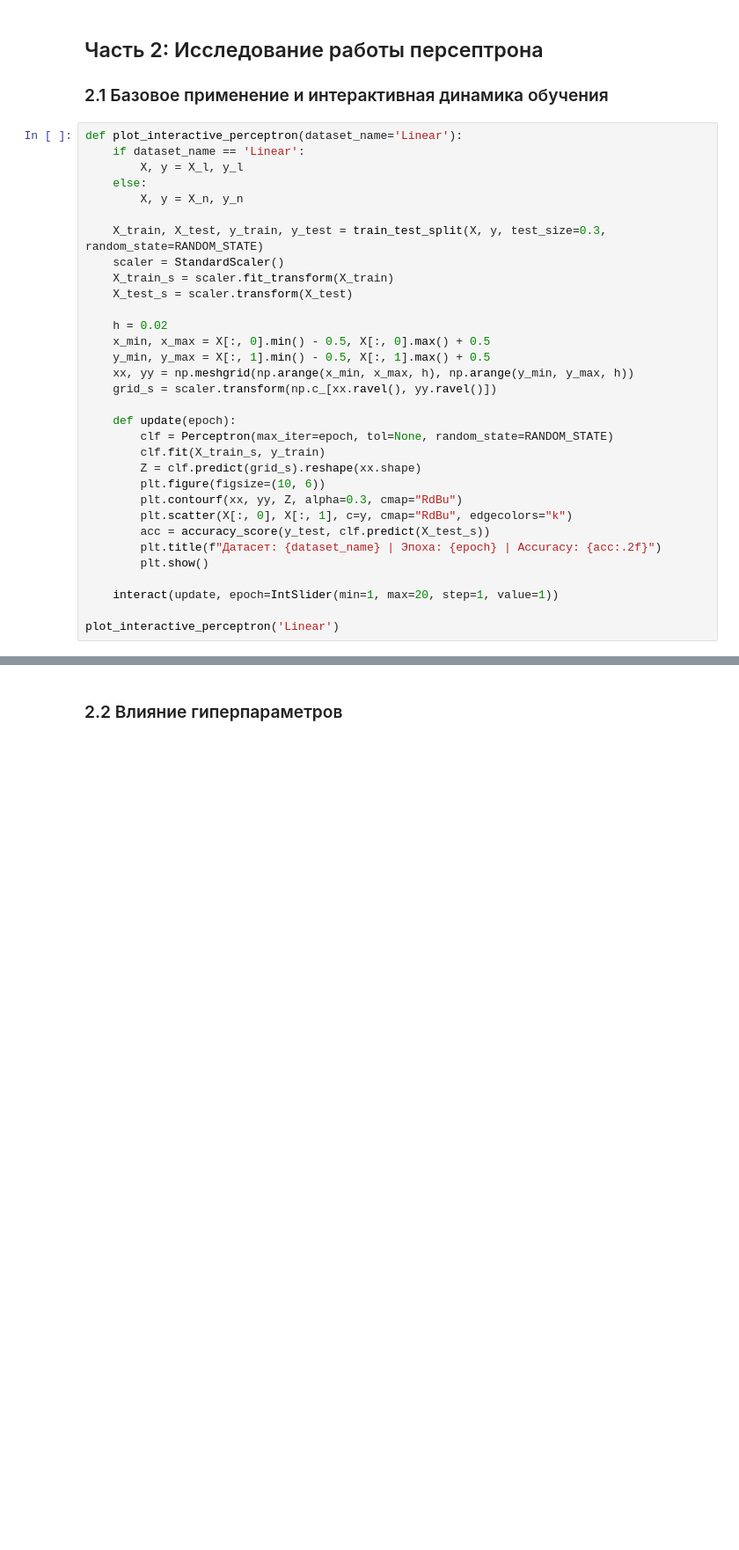
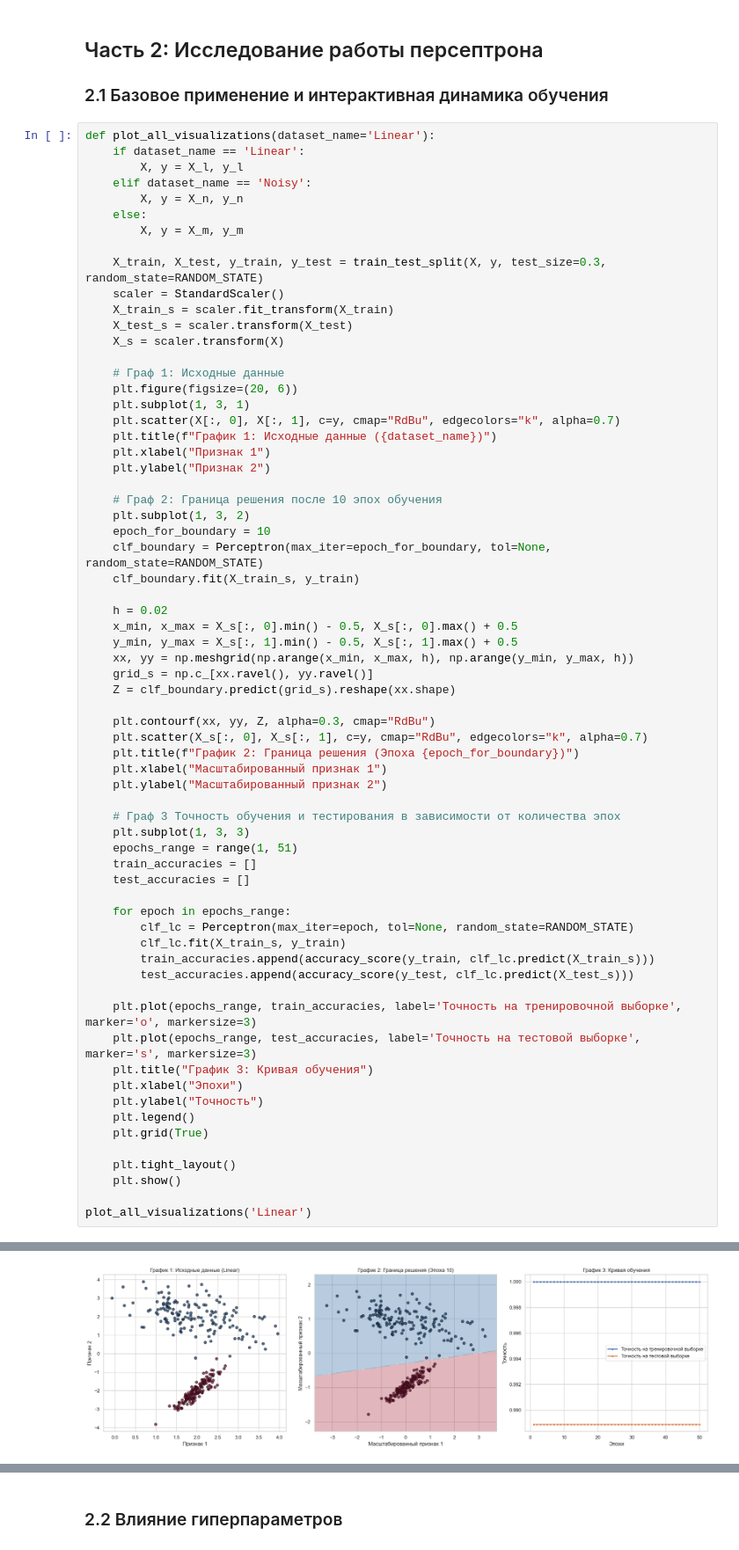
Before and after one commit to Exemtik/BasicMachineLearning, a Jupyter notebook: lab_1.ipynb, the cells around one changed output, grey strips where cells are left out. Shown at 88% size. Drawn from its saved outputs; the diff is of its cells as text; blank space fills up the shorter version.

```diff
--- a/lab_1.ipynb
+++ b/lab_1.ipynb
@@ -30,35 +30,69 @@ def generate_data():
 ## Часть 2: Исследование работы персептрона
 ### 2.1 Базовое применение и интерактивная динамика обучения
 # %%
-def plot_interactive_perceptron(dataset_name='Linear'):
+def plot_all_visualizations(dataset_name='Linear'):
     if dataset_name == 'Linear':
         X, y = X_l, y_l
+    elif dataset_name == 'Noisy':
+        X, y = X_n, y_n
     else:
-        X, y = X_n, y_n
+        X, y = X_m, y_m
 
     X_train, X_test, y_train, y_test = train_test_split(X, y, test_size=0.3, random_state=RANDOM_STATE)
     scaler = StandardScaler()
     X_train_s = scaler.fit_transform(X_train)
     X_test_s = scaler.transform(X_test)
+    X_s = scaler.transform(X)
+
+    # Граф 1: Исходные данные
+    plt.figure(figsize=(20, 6))
+    plt.subplot(1, 3, 1)
+    plt.scatter(X[:, 0], X[:, 1], c=y, cmap="RdBu", edgecolors="k", alpha=0.7)
+    plt.title(f"График 1: Исходные данные ({dataset_name})")
+    plt.xlabel("Признак 1")
+    plt.ylabel("Признак 2")
+
+    # Граф 2: Граница решения после 10 эпох обучения
+    plt.subplot(1, 3, 2)
+    epoch_for_boundary = 10
+    clf_boundary = Perceptron(max_iter=epoch_for_boundary, tol=None, random_state=RANDOM_STATE)
+    clf_boundary.fit(X_train_s, y_train)
 
     h = 0.02
-    x_min, x_max = X[:, 0].min() - 0.5, X[:, 0].max() + 0.5
-    y_min, y_max = X[:, 1].min() - 0.5, X[:, 1].max() + 0.5
+    x_min, x_max = X_s[:, 0].min() - 0.5, X_s[:, 0].max() + 0.5
+    y_min, y_max = X_s[:, 1].min() - 0.5, X_s[:, 1].max() + 0.5
     xx, yy = np.meshgrid(np.arange(x_min, x_max, h), np.arange(y_min, y_max, h))
-    grid_s = scaler.transform(np.c_[xx.ravel(), yy.ravel()])
+    grid_s = np.c_[xx.ravel(), yy.ravel()]
+    Z = clf_boundary.predict(grid_s).reshape(xx.shape)
 
-    def update(epoch):
-        clf = Perceptron(max_iter=epoch, tol=None, random_state=RANDOM_STATE)
-        clf.fit(X_train_s, y_train)
-        Z = clf.predict(grid_s).reshape(xx.shape)
-        plt.figure(figsize=(10, 6))
-        plt.contourf(xx, yy, Z, alpha=0.3, cmap="RdBu")
-        plt.scatter(X[:, 0], X[:, 1], c=y, cmap="RdBu", edgecolors="k")
-        acc = accuracy_score(y_test, clf.predict(X_test_s))
-        plt.title(f"Датасет: {dataset_name} | Эпоха: {epoch} | Accuracy: {acc:.2f}")
-        plt.show()
+    plt.contourf(xx, yy, Z, alpha=0.3, cmap="RdBu")
+    plt.scatter(X_s[:, 0], X_s[:, 1], c=y, cmap="RdBu", edgecolors="k", alpha=0.7)
+    plt.title(f"График 2: Граница решения (Эпоха {epoch_for_boundary})")
+    plt.xlabel("Масштабированный признак 1")
+    plt.ylabel("Масштабированный признак 2")
 
-    interact(update, epoch=IntSlider(min=1, max=20, step=1, value=1))
+    # Граф 3 Точность обучения и тестирования в зависимости от количества эпох
+    plt.subplot(1, 3, 3)
+    epochs_range = range(1, 51)
+    train_accuracies = []
+    test_accuracies = []
 
-plot_interactive_perceptron('Linear')
+    for epoch in epochs_range:
+        clf_lc = Perceptron(max_iter=epoch, tol=None, random_state=RANDOM_STATE)
+        clf_lc.fit(X_train_s, y_train)
+        train_accuracies.append(accuracy_score(y_train, clf_lc.predict(X_train_s)))
+        test_accuracies.append(accuracy_score(y_test, clf_lc.predict(X_test_s)))
+
+    plt.plot(epochs_range, train_accuracies, label='Точность на тренировочной выборке', marker='o', markersize=3)
+    plt.plot(epochs_range, test_accuracies, label='Точность на тестовой выборке', marker='s', markersize=3)
+    plt.title("График 3: Кривая обучения")
+    plt.xlabel("Эпохи")
+    plt.ylabel("Точность")
+    plt.legend()
+    plt.grid(True)
+
+    plt.tight_layout()
+    plt.show()
+
+plot_all_visualizations('Linear')
 # %% [output]
@@ -65,0 +99 @@ interactive(children=(IntSlider(value=1, description='epoch', max=20, min=1), Ou
+[figure, added]
```
Also changed, not shown: parts of 5 cells of this notebook.
